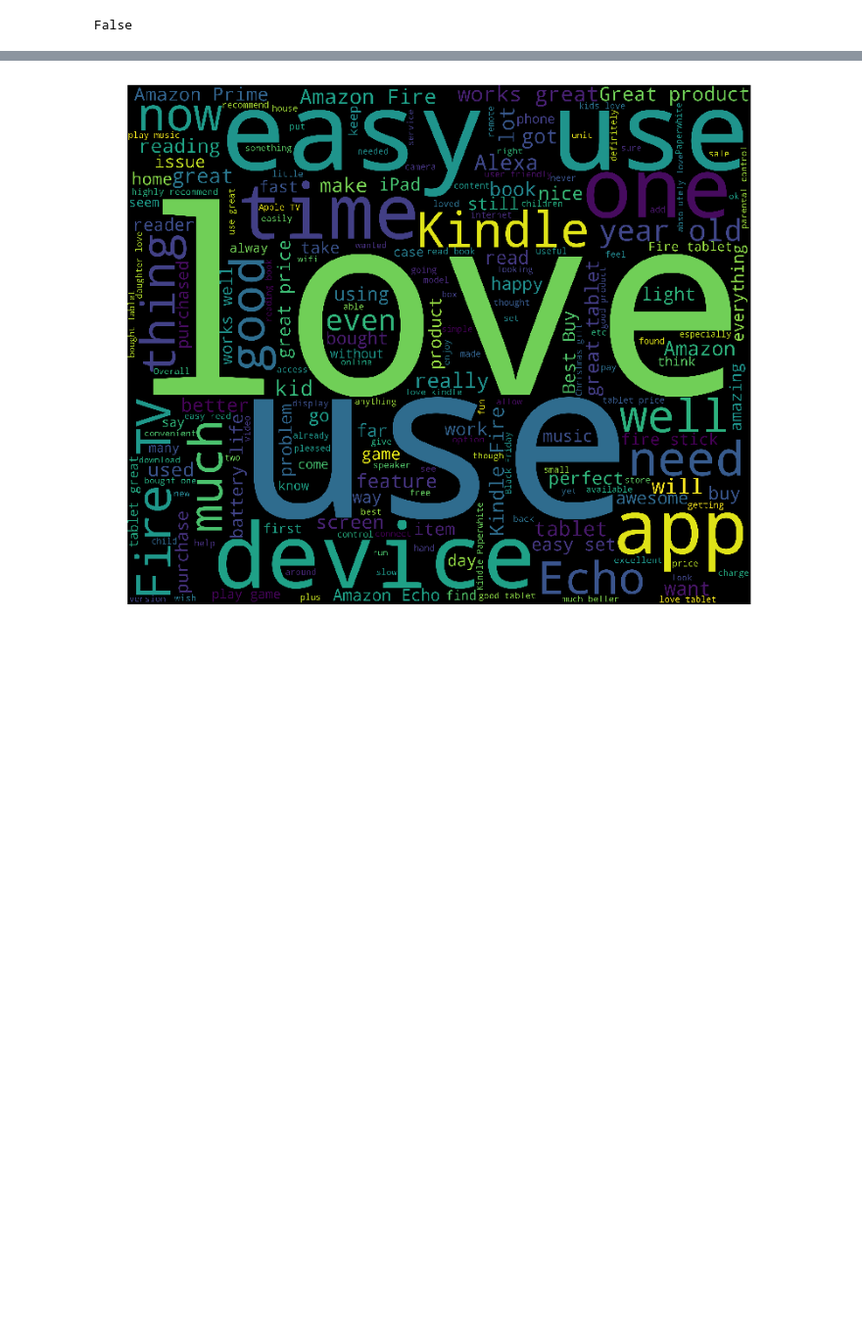
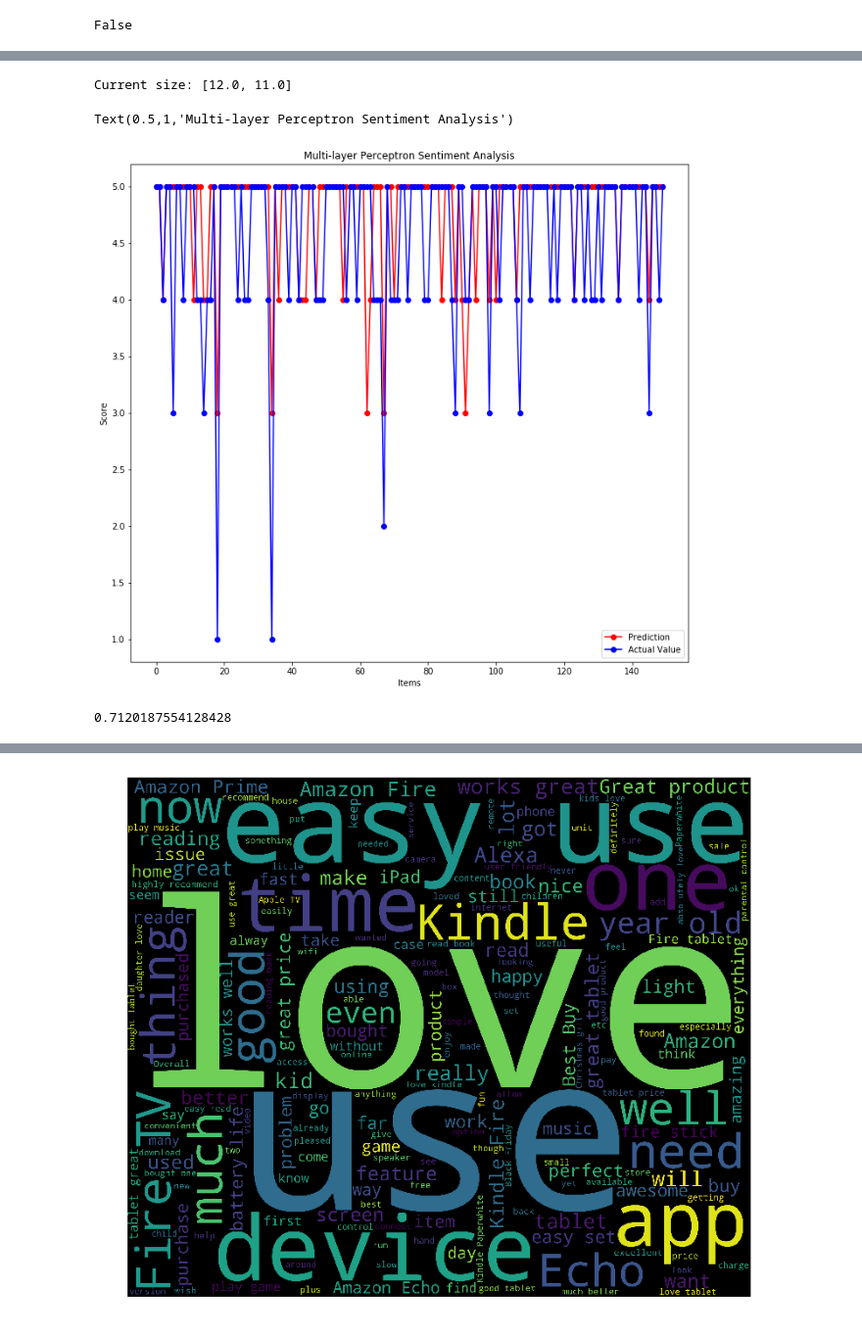
Before and after one commit to Bruce-Decker/CMPE255_GroupProject, a Jupyter notebook: project.ipynb, the cells around one changed output, grey strips where cells are left out. Shown at 98% size. Drawn from its saved outputs; the diff is of its cells as text; code cells hidden in the pictures; blank space fills up the shorter version.

```diff
--- a/project.ipynb
+++ b/project.ipynb
@@ -303,0 +375,5 @@ Text(0.5,1,'Decision Tree Sentiment Analysis')
+# %%
+from sklearn.neural_network import MLPClassifier
+clf = MLPClassifier(solver='lbfgs', alpha=1e-5, hidden_layer_sizes=(5, 2), random_state=1)
+clf.fit(X_train, y_train)
+y_pred_MLP = clf.predict(X_test)
@@ -304,3 +385,27 @@ Text(0.5,1,'Decision Tree Sentiment Analysis')
+# %%
+score_plot = plt.rcParams["figure.figsize"]
+
+print("Current size:", score_plot)
+
+score_plot[0] = 12
+score_plot[1] = 11
+plt.rcParams["figure.figsize"] = score_plot
+
+plt.plot(y_pred_MLP[:150], '-or', label='Prediction')
+plt.plot(y_test[:150], '-ob', label='Actual Value')
+plt.ylabel('Score')
+plt.xlabel('Items')
+plt.legend()
+plt.title("Multi-layer Perceptron Sentiment Analysis")
+# %% [output]
+Current size: [12.0, 11.0]
+Text(0.5,1,'Multi-layer Perceptron Sentiment Analysis')
+[figure, added]
+# %%
+MLP_f1 = f1_score(y_pred_MLP, y_test, average='weighted')
+print(f1_score(y_pred_MLP, y_test, average='weighted'))
+# %% [output]
+0.7120187554128428
 # %%
 pd.options.display.max_columns = None
 display(df)
```
Also changed, not shown: parts of 18 cells of this notebook.
